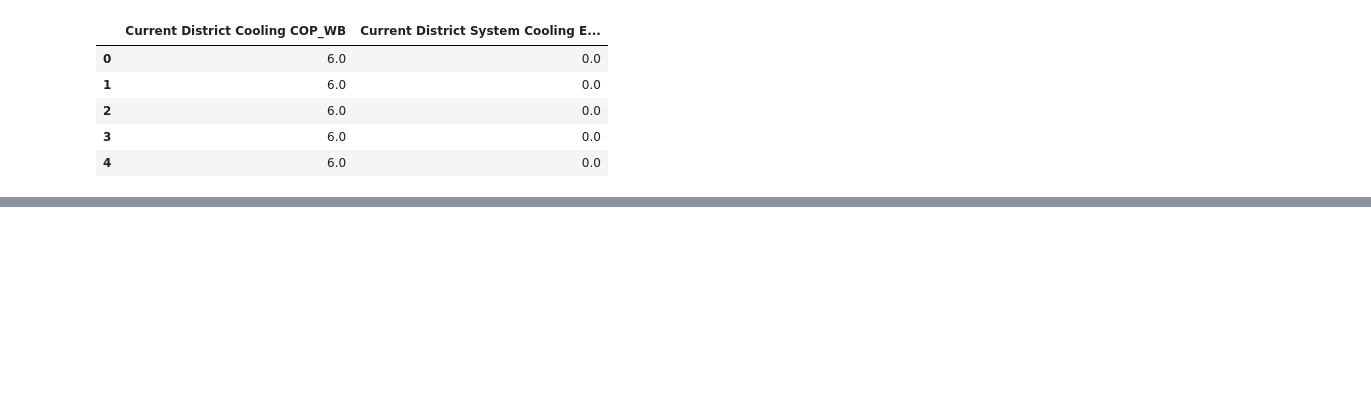
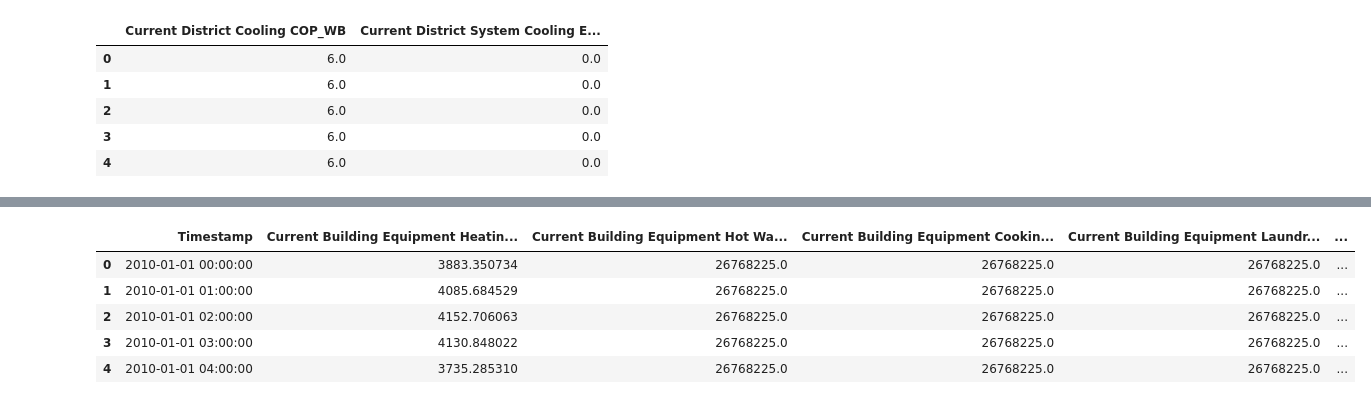
Before and after one commit to NikitaKhatwani/District-system---Engineering-model, a Jupyter notebook: UCSB_Loads and usage.ipynb, the cells around one changed output, grey strips where cells are left out. Saved outputs shown, nothing was run; the diff lists cells and outputs as text; code cells hidden in the pictures; blank space fills up the shorter version.

```diff
--- a/UCSB_Loads and usage.ipynb
+++ b/UCSB_Loads and usage.ipynb
@@ -131,0 +155,10 @@ current_Bldg_Therm_Op_Loads.head()
+# %%
+Current_Bldg_Equip_Gas_Use.head()
+# Current_Bldg_Equip_Gas_Use.shape
+# %% [output]
+|  | Timestamp | Current Building Equipment Heatin... | Current Building Equipment Hot Wa... | Current Building Equipment Cookin... | Current Building Equipment Laundr... | ... |
+| 0 | 2010-01-01 00:00:00 | 3883.350734 | 26768225.0 | 26768225.0 | 26768225.0 | ... |
+| 1 | 2010-01-01 01:00:00 | 4085.684529 | 26768225.0 | 26768225.0 | 26768225.0 | ... |
+| 2 | 2010-01-01 02:00:00 | 4152.706063 | 26768225.0 | 26768225.0 | 26768225.0 | ... |
+| 3 | 2010-01-01 03:00:00 | 4130.848022 | 26768225.0 | 26768225.0 | 26768225.0 | ... |
+| 4 | 2010-01-01 04:00:00 | 3735.285310 | 26768225.0 | 26768225.0 | 26768225.0 | ... |
```
Also changed, not shown: parts of 11 cells of this notebook, 5 other files.
